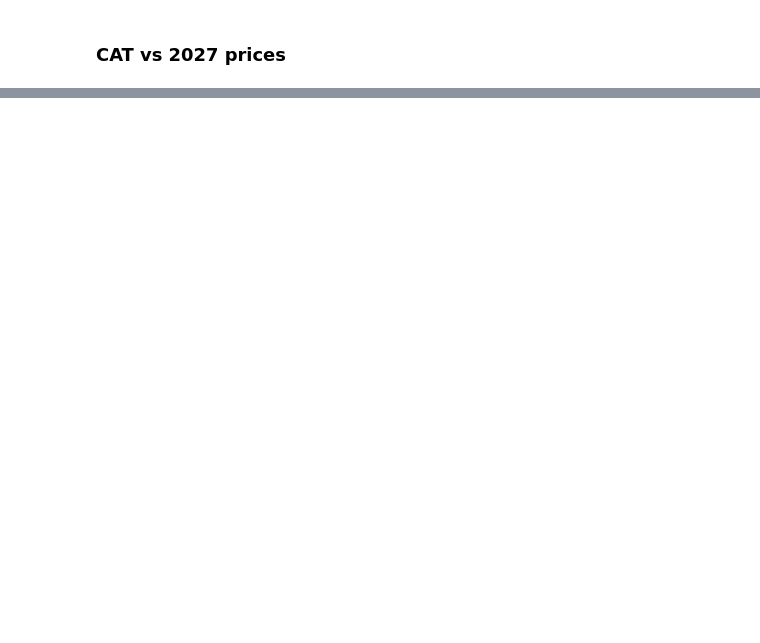
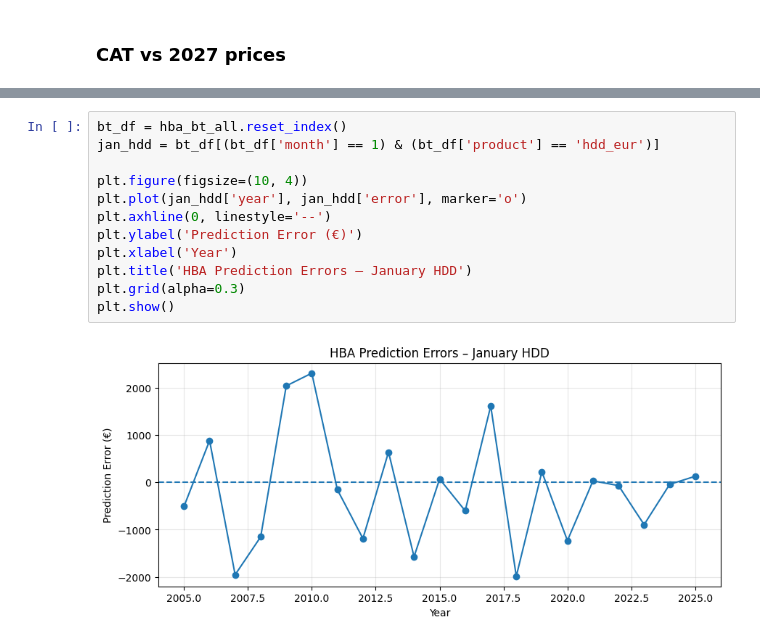
Before and after one commit to MarieLouiseLysholt/Masters_2026, a Jupyter notebook: HBA/Paris.ipynb, the cells around one changed output, grey strips where cells are left out. Cells and saved outputs as stored; diff of their text form; blank space fills up the shorter version.

```diff
--- a/HBA/Paris.ipynb
+++ b/HBA/Paris.ipynb
@@ -390,0 +703,14 @@ month
+# %%
+bt_df = hba_bt_all.reset_index()
+jan_hdd = bt_df[(bt_df['month'] == 1) & (bt_df['product'] == 'hdd_eur')]
+
+plt.figure(figsize=(10, 4))
+plt.plot(jan_hdd['year'], jan_hdd['error'], marker='o')
+plt.axhline(0, linestyle='--')
+plt.ylabel('Prediction Error (€)')
+plt.xlabel('Year')
+plt.title('HBA Prediction Errors – January HDD')
+plt.grid(alpha=0.3)
+plt.show()
+# %% [output]
+[figure, added]
```
Also changed, not shown: parts of 13 cells of this notebook, 8 other files.
